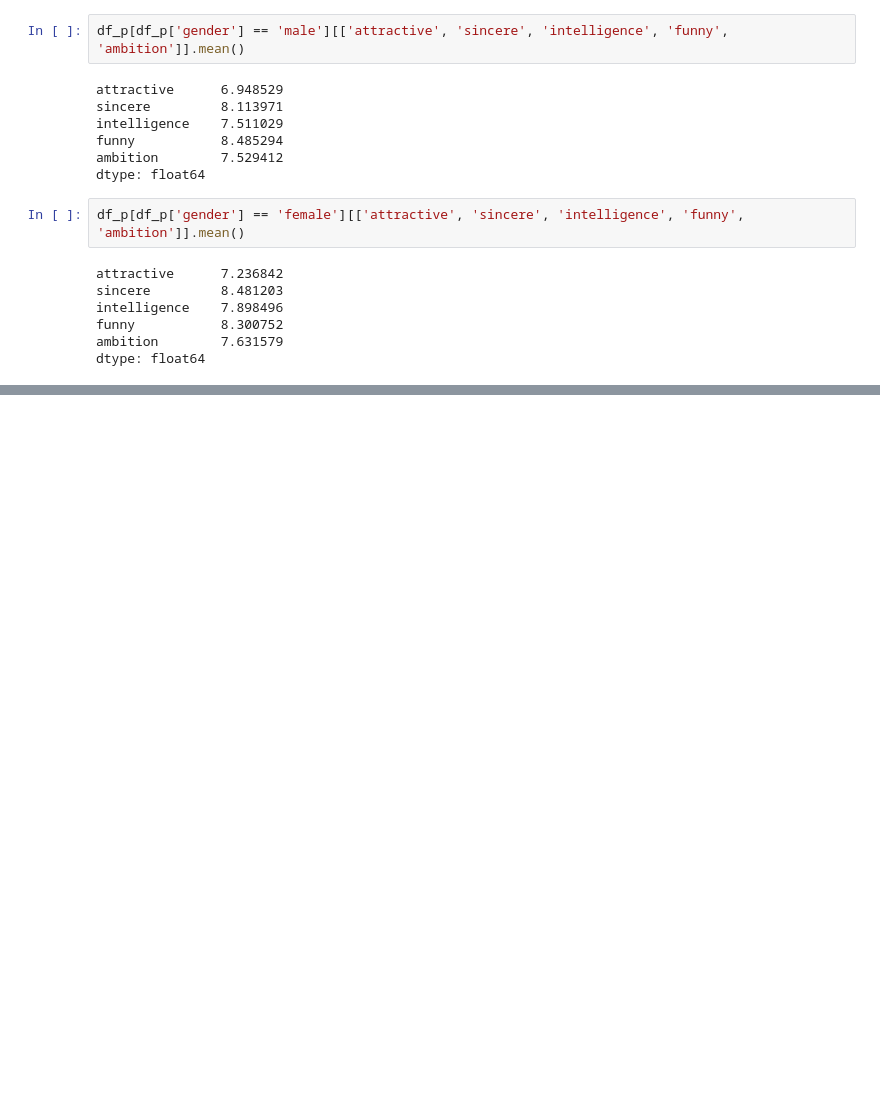
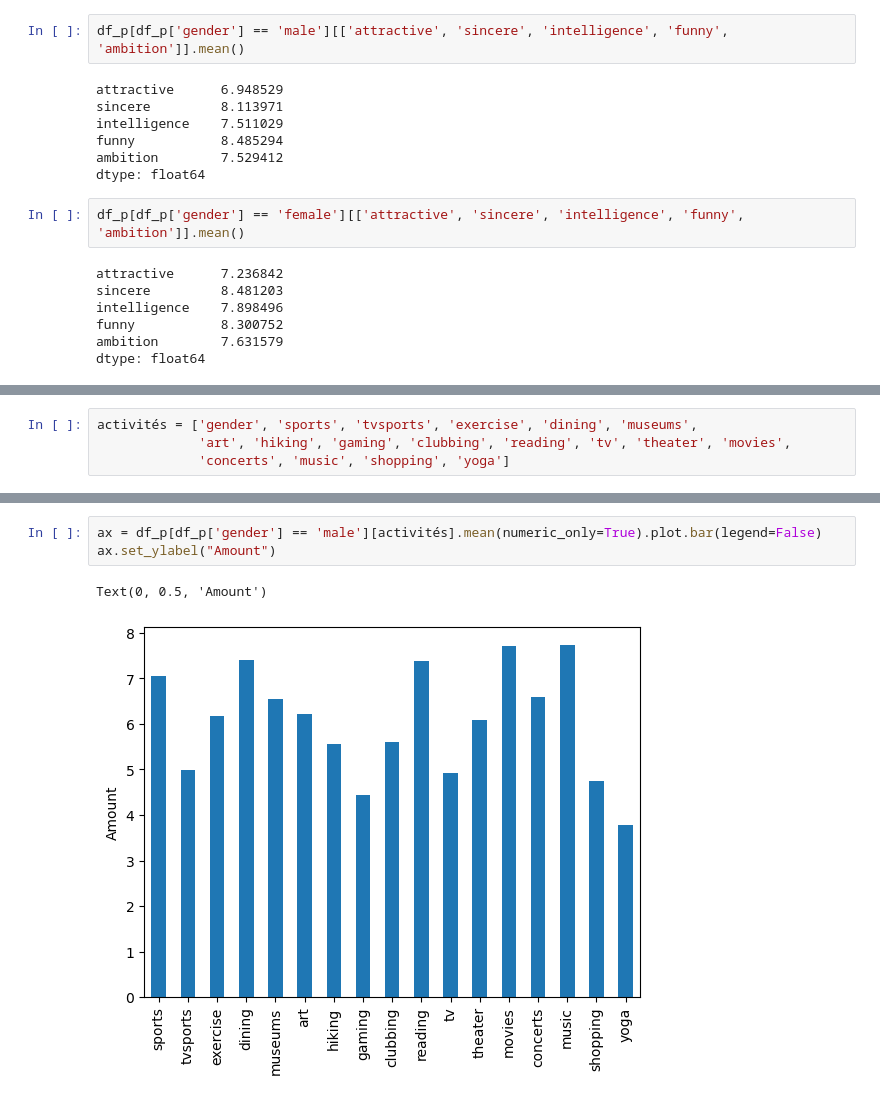
Before and after one commit to arthursabre/Projet-DS-Python-analyse-plateforme-speed-dating-, a Jupyter notebook: comparaison homme femme.ipynb, the cells around one changed output, grey strips where cells are left out. Drawn from its saved outputs; the diff is of its cells as text; blank space fills up the shorter version.

```diff
--- a/comparaison homme femme.ipynb
+++ b/comparaison homme femme.ipynb
@@ -109,0 +113,4 @@ Text(0, 0.5, 'Amount')
+# %%
+activités = ['gender', 'sports', 'tvsports', 'exercise', 'dining', 'museums',
+             'art', 'hiking', 'gaming', 'clubbing', 'reading', 'tv', 'theater', 'movies',
+             'concerts', 'music', 'shopping', 'yoga']
@@ -109,0 +140,6 @@ Text(0, 0.5, 'Amount')
+# %%
+ax = df_p[df_p['gender'] == 'male'][activités].mean(numeric_only=True).plot.bar(legend=False)
+ax.set_ylabel("Amount")
+# %% [output]
+Text(0, 0.5, 'Amount')
+[figure, added]
```
Also changed, not shown: parts of 13 cells of this notebook, 4 other files.
